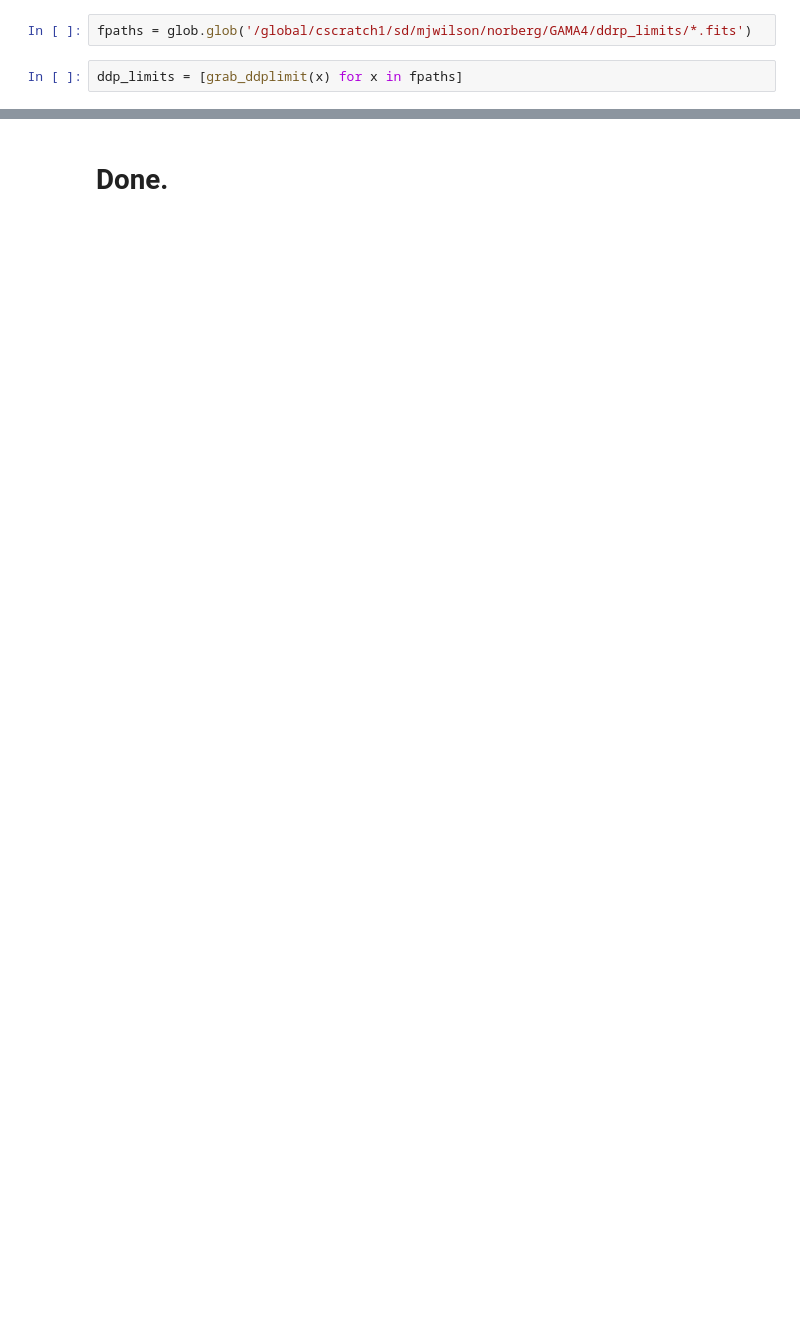
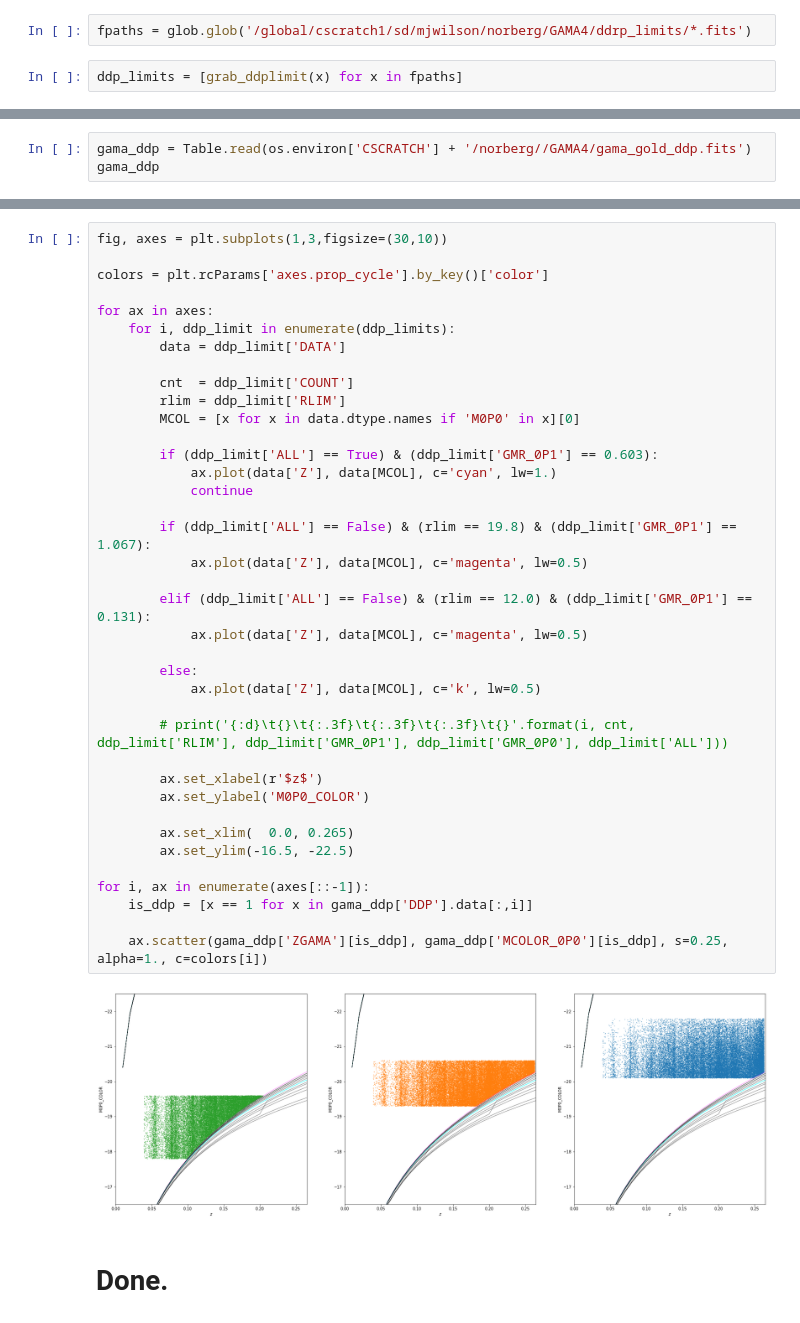
Before and after one commit to SgmAstro/DESI, a Jupyter notebook: docs/nb/ddp_QA.ipynb, the cells around one changed output, grey strips where cells are left out. Saved outputs shown, nothing was run; the diff lists cells and outputs as text; blank space fills up the shorter version.

```diff
--- a/docs/nb/ddp_QA.ipynb
+++ b/docs/nb/ddp_QA.ipynb
@@ -48,3 +49,6 @@ Table length=113687
 | 22825 | 588848901522915619 | 179.21926966 | 1.21732534 | 19.721087 | 0.15825 | 3 | G12_Y6_060_369 | 5 | 21.19573 | ... |
 | 105546 | 587722984438628587 | 212.39447533 | 0.97070556 | 18.337404 | 0.14548 | 4 | G15_Y1_AN1_064 | 6 | 20.192867 | ... |
 | 492059 | 587729778518065282 | 214.55831076 | -1.37834097 | 18.074669 | 0.15256 | 4 | G15_Y1_BX1_382 | 6 | 20.975283 | ... |
+# %%
+gama_ddp = Table.read(os.environ['CSCRATCH'] + '/norberg//GAMA4/gama_gold_ddp.fits')
+gama_ddp
@@ -102,2 +131,42 @@ ax.set_ylim(-16.5, -22.5)
+# %%
+fig, axes = plt.subplots(1,3,figsize=(30,10))
+
+colors = plt.rcParams['axes.prop_cycle'].by_key()['color']
+
+for ax in axes:
+    for i, ddp_limit in enumerate(ddp_limits):
+        data = ddp_limit['DATA']
+
+        cnt  = ddp_limit['COUNT']
+        rlim = ddp_limit['RLIM']
+        MCOL = [x for x in data.dtype.names if 'M0P0' in x][0]
+
+        if (ddp_limit['ALL'] == True) & (ddp_limit['GMR_0P1'] == 0.603):
+            ax.plot(data['Z'], data[MCOL], c='cyan', lw=1.)
+            continue
+
+        if (ddp_limit['ALL'] == False) & (rlim == 19.8) & (ddp_limit['GMR_0P1'] == 1.067):
+            ax.plot(data['Z'], data[MCOL], c='magenta', lw=0.5)
+
+        elif (ddp_limit['ALL'] == False) & (rlim == 12.0) & (ddp_limit['GMR_0P1'] == 0.131):
+            ax.plot(data['Z'], data[MCOL], c='magenta', lw=0.5)
+
+        else:
+            ax.plot(data['Z'], data[MCOL], c='k', lw=0.5)
+
+        # print('{:d}\t{}\t{:.3f}\t{:.3f}\t{:.3f}\t{}'.format(i, cnt, ddp_limit['RLIM'], ddp_limit['GMR_0P1'], ddp_limit['GMR_0P0'], ddp_limit['ALL']))
+
+        ax.set_xlabel(r'$z$')
+        ax.set_ylabel('M0P0_COLOR')
+
+        ax.set_xlim(  0.0, 0.265)
+        ax.set_ylim(-16.5, -22.5)
+
+for i, ax in enumerate(axes[::-1]):
+    is_ddp = [x == 1 for x in gama_ddp['DDP'].data[:,i]]
+
+    ax.scatter(gama_ddp['ZGAMA'][is_ddp], gama_ddp['MCOLOR_0P0'][is_ddp], s=0.25, alpha=1., c=colors[i])
+# %% [output]
+[figure, added]
 # %% [markdown]
 # Done.
```
Also changed, not shown: parts of 3 cells of this notebook, 3 other files.
